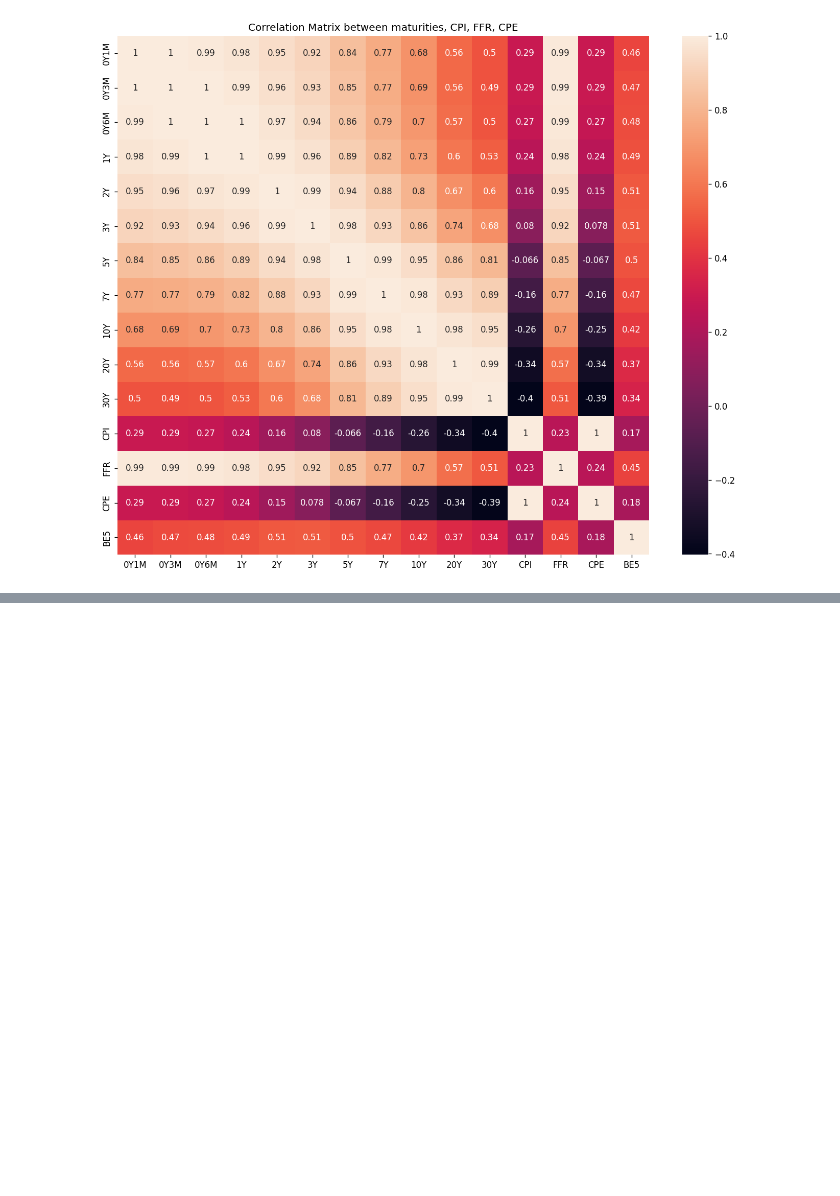
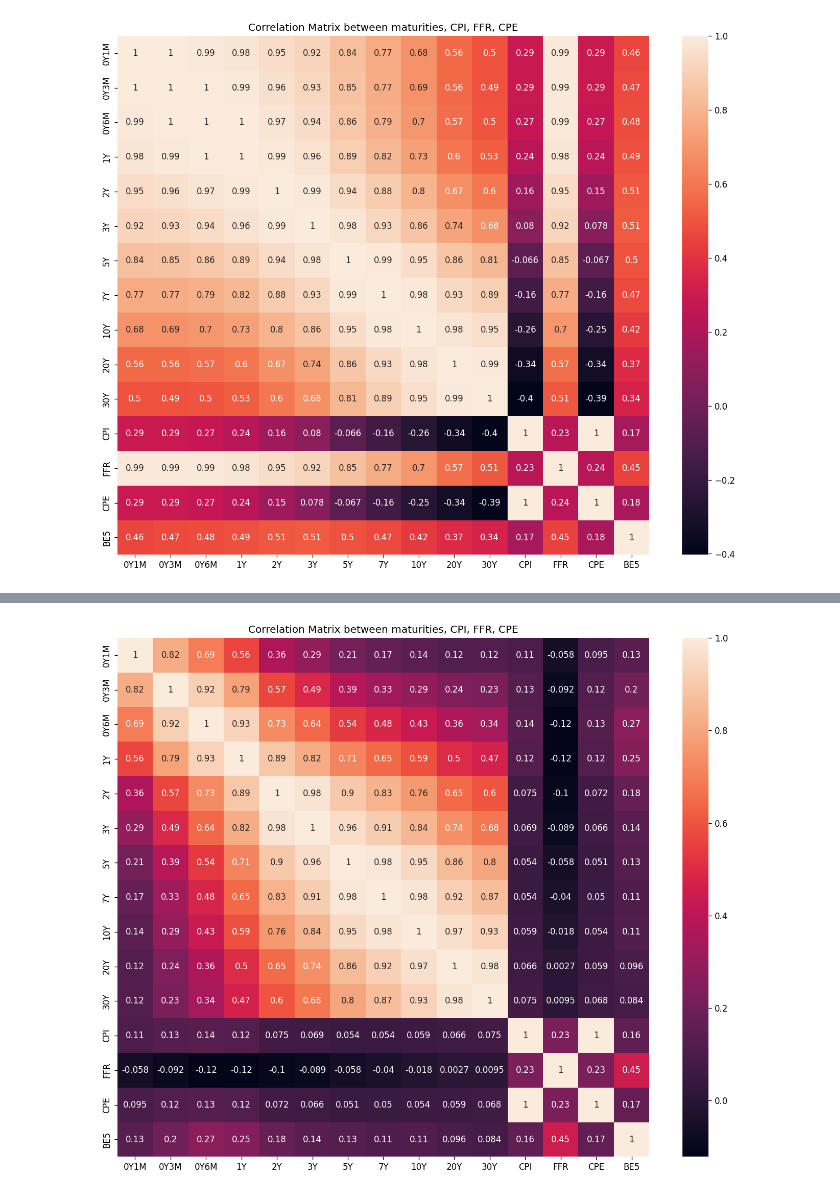
Before and after one commit to raghavken/altREU, a Jupyter notebook: notebooks/data_correlation.ipynb, the cells around one changed output, grey strips where cells are left out. Cells and saved outputs as stored; diff of their text form; code cells hidden in the pictures; blank space fills up the shorter version.

```diff
--- a/notebooks/data_correlation.ipynb
+++ b/notebooks/data_correlation.ipynb
@@ -142,30 +159,35 @@ plt.show()
 # %%
 
 mat20day = MATURITIES.shift(-20) - MATURITIES
 mat20day = mat20day.iloc[:-20]
 
 
 combined20 = mat20day.join(
     [CPI,
     FFR,
     CPE,
     BE
     ],
     how="left"
 )
 
 fig,ax = plt.subplots(
     figsize = (14,11),
     dpi = 120
 )
 
+matrix = combined20.corr()
+
+
 ax2 = sns.heatmap(
     matrix,
     annot=True,
     ax=ax
 )
 plt.title("Correlation Matrix between maturities, CPI, FFR, CPE")
 plt.show()
 
-#grid = ax2.get_figure()
-#grid.savefig("correlationMatrix.png")
+grid = ax2.get_figure()
+grid.savefig("correlationMatrix20day.png")
+# %% [output]
+[figure, added]
```
Also changed, not shown: parts of 4 cells of this notebook, 4 other files.
